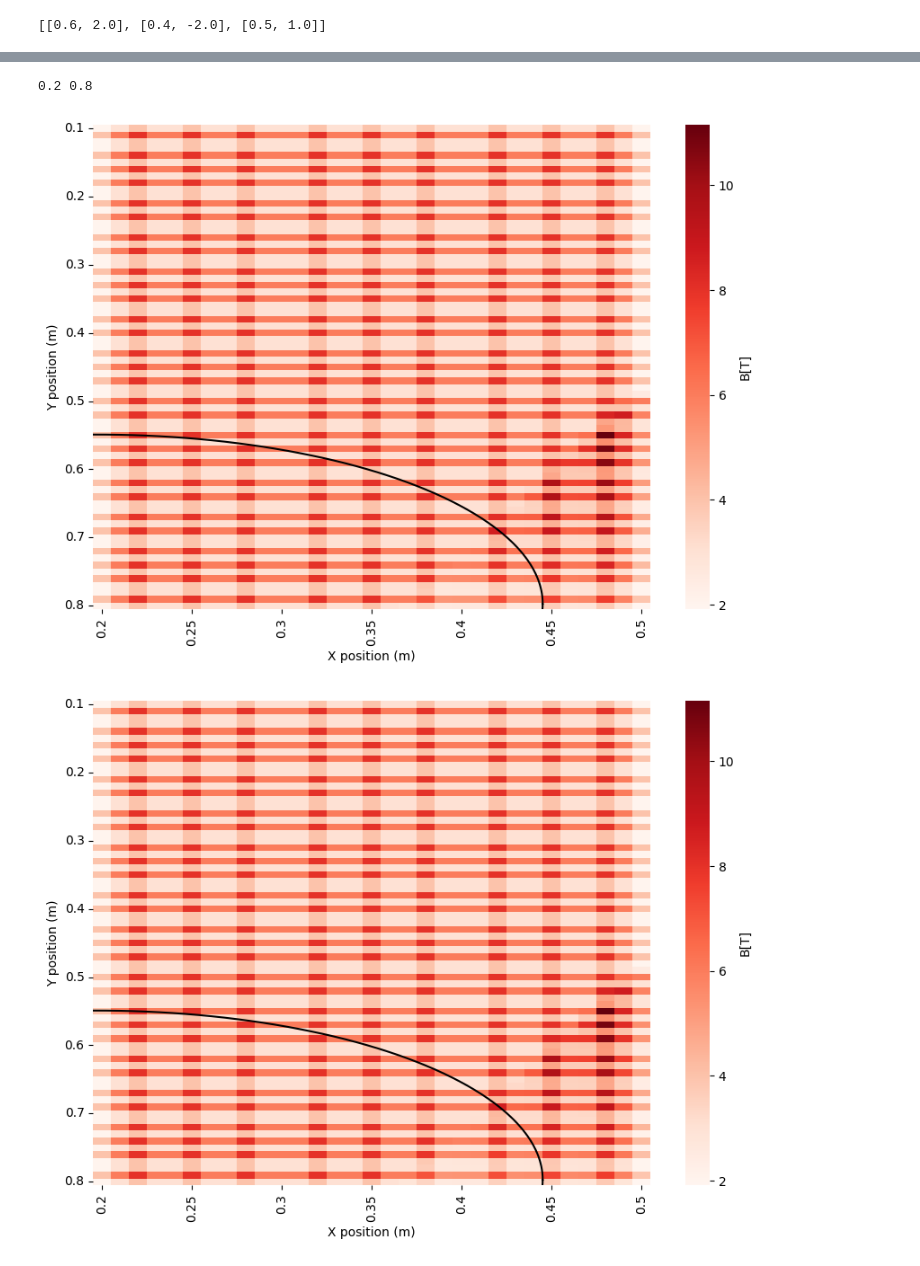
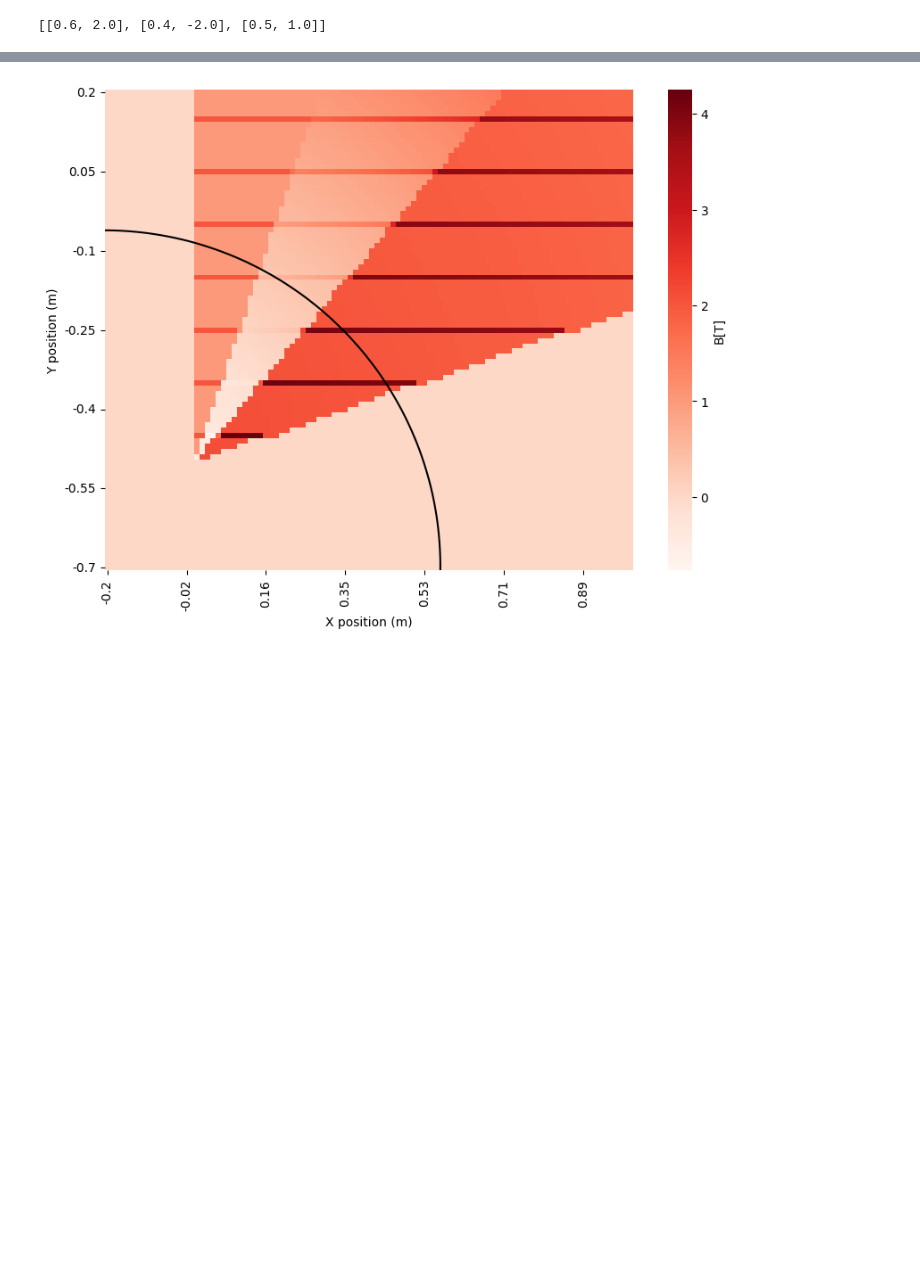
Before and after one commit to juliehinge/cern_gui, a Jupyter notebook: dev.ipynb, the cells around one changed output, grey strips where cells are left out. Saved outputs shown, nothing was run; the diff lists cells and outputs as text; code cells hidden in the pictures; blank space fills up the shorter version.

```diff
--- a/dev.ipynb
+++ b/dev.ipynb
@@ -361,7 +318,4 @@ Figure(1000x700)
 # %%
-
-
-
 
 def custom(A, li, R, X_min, X_max, Y_min, Y_max):
 
@@ -373,7 +327,6 @@ def custom(A, li, R, X_min, X_max, Y_min, Y_max):
 
     for i in range(len(li[0])):
         d[i] = []
-
         for j in range(len(li)):
             try:
                 d[i].append(li[j][i])
@@ -414,21 +367,19 @@ def custom(A, li, R, X_min, X_max, Y_min, Y_max):
 
 
     df = pd.DataFrame({
-
         'x': x_li,
         'y': y_li,
         'values': mag_field
     })
 
-
     pivot_table = df.pivot_table(index='y', columns='x', values='values', aggfunc=np.sum)
-    #pivot_table = pivot_table.iloc[::-1]
 
     fig, ax = plt.subplots(figsize=(10,7))
     sns.heatmap(pivot_table, cbar_kws={'label': 'B[T]'},cmap="Reds", ax=ax)
 
     plt.xlabel("X position (m)")
     plt.ylabel("Y position (m)")
+
 
     # For X axis
     n_cols = len(pivot_table.columns)
@@ -438,25 +389,16 @@ def custom(A, li, R, X_min, X_max, Y_min, Y_max):
     ax.set_xticklabels([pivot_table.columns[int(tick)] for tick in ticks])
 
     # For Y axis
-    n_y = 5
-    ticks_y = ax.get_yticks()[::n_y]
-    ticks_y = ticks_y[::-1] # Reverse the y-ticks
+    n_rows = len(pivot_table.index)
+    n = 5  # adjust this as per your requirement
+    ticks_y = ax.get_yticks()[::n]
+    ax.set_yticks(ticks_y)
+    ax.set_yticklabels([pivot_table.index[int(tick)] for tick in ticks_y])
 
-    # Create y-axis labels from the reversed order of index values
-    y_labels = [pivot_table.index[-int(tick)-1] for tick in ticks_y if tick < len(pivot_table.index)]
-
-    ax.set_yticks(ticks_y)
-    ax.set_yticklabels(y_labels)
-
-   # a = X_min * min(len(pivot_table.columns), len(pivot_table.index))
-   # b = Y_min * min(len(pivot_table.columns), len(pivot_table.index))
 
     a = X_min
-    b = Y_max
-
-    r = R
-
-    print(a,b)
+    b = Y_min
+    r = 0.7
 
     # Adjust the radius to match the DataFrame indices
     r_adj = r * min(len(pivot_table.columns), len(pivot_table.index))
@@ -470,37 +412,39 @@ def custom(A, li, R, X_min, X_max, Y_min, Y_max):
         t += stepSize
 
 
+
+
     X = []
     Y = []
     for i in positions:
         x, y = i
         X.append(x)
-        Y.append(y)
+        Y.append(-y)
 
 
 
     ax.plot(X, Y, color='black')
-    ax.invert_yaxis() # reverse the y-axis
+
+    ax.invert_yaxis()  # Reverse y-axis
+    ax.set_aspect('equal')
 
 
-    return fig
+   # return fig
 # %%
 
-R = 0.
+R = 0.5
 A = [0.39, 0.4, 0.5]
 P = [0.2, -0.5]
 trims = [0.1, math.pi/2-0.1 ]
 #li = [[0.6,0.4], [0.5, 2], [-2,1]]
 li = [[1, 0], [0.5, -2], [2,0.3]]
 
 X_min = -0.2
 X_max = R + 0.5
 Y_min = -R-0.2
 Y_max = 0.2
 
 
 custom(A, li, R, X_min, X_max, Y_min, Y_max)
 # %% [output]
-0.2 0.8
-[figure, old version]
+[figure, new version]
-[figure, removed]
```
Also changed, not shown: parts of 10 cells of this notebook, 3 other files.
